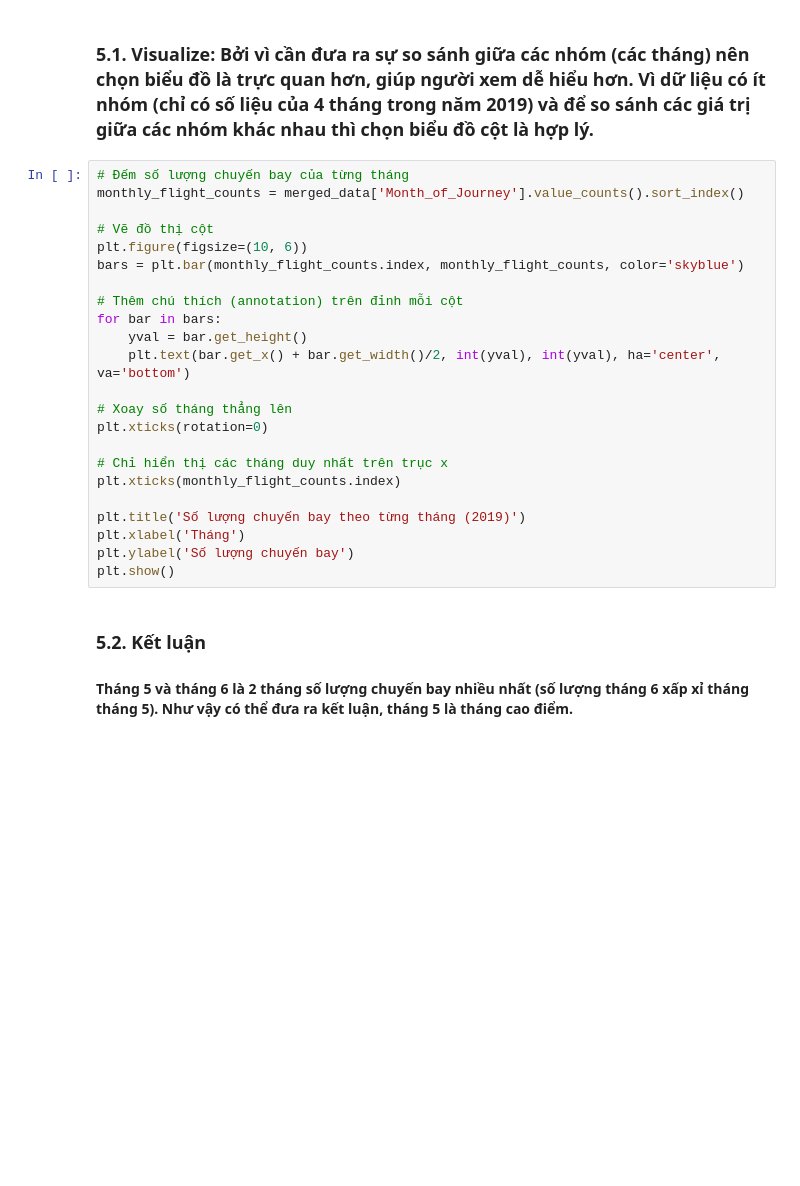
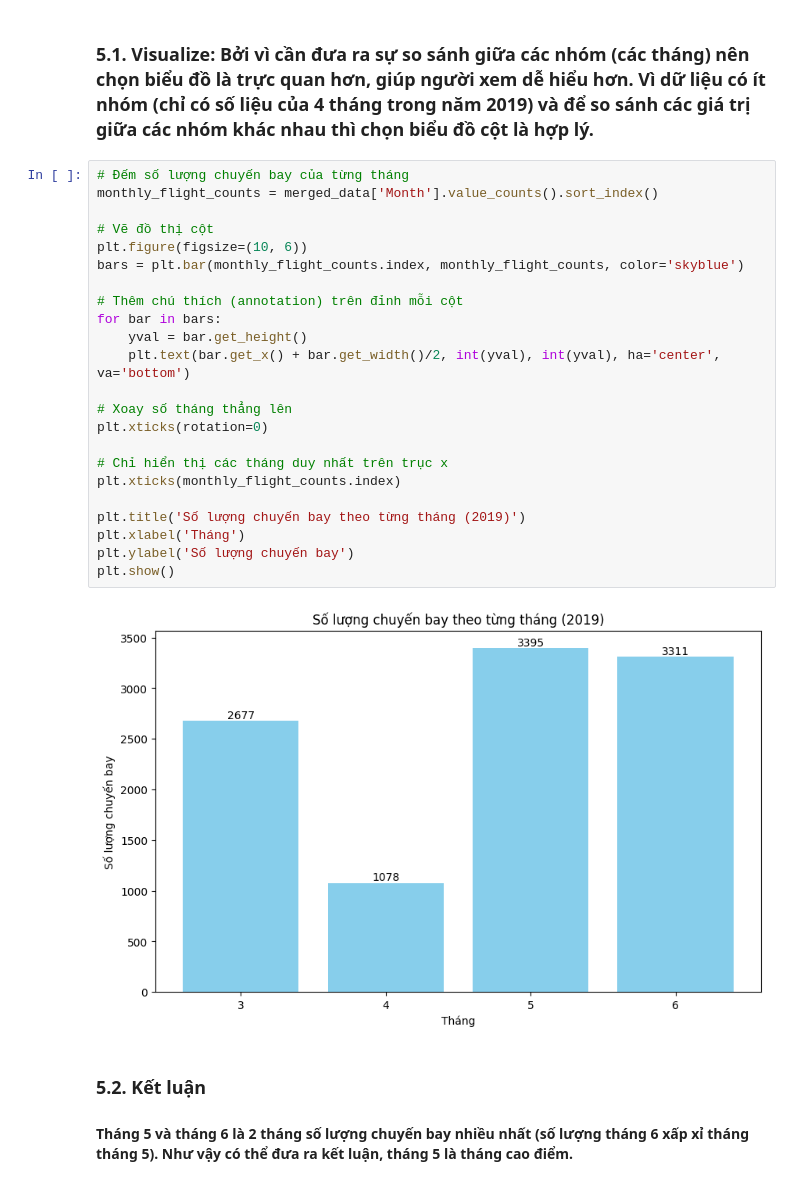
Before and after one commit to Vanniee007/ADA-Final-Project-20CQ.PTDL.05, a Jupyter notebook: FinalProject.ipynb, the cells around one changed output. Drawn from its saved outputs; the diff is of its cells as text; blank space fills up the shorter version.

```diff
--- a/FinalProject.ipynb
+++ b/FinalProject.ipynb
@@ -384,27 +552,29 @@ plt.show()
 ### 5.1. Visualize: Bởi vì cần đưa ra sự so sánh giữa các nhóm (các tháng) nên chọn biểu đồ là trực quan hơn, giúp người xem dễ hiểu hơn. Vì dữ liệu có ít nhóm (chỉ có số liệu của 4 tháng trong năm 2019) và để so sánh các giá trị giữa các nhóm khác nhau thì chọn biểu đồ cột là hợp lý.
 # %%
 # Đếm số lượng chuyến bay của từng tháng
-monthly_flight_counts = merged_data['Month_of_Journey'].value_counts().sort_index()
+monthly_flight_counts = merged_data['Month'].value_counts().sort_index()
 
 # Vẽ đồ thị cột
 plt.figure(figsize=(10, 6))
 bars = plt.bar(monthly_flight_counts.index, monthly_flight_counts, color='skyblue')
 
 # Thêm chú thích (annotation) trên đỉnh mỗi cột
 for bar in bars:
     yval = bar.get_height()
     plt.text(bar.get_x() + bar.get_width()/2, int(yval), int(yval), ha='center', va='bottom')
 
 # Xoay số tháng thẳng lên
 plt.xticks(rotation=0)
 
 # Chỉ hiển thị các tháng duy nhất trên trục x
 plt.xticks(monthly_flight_counts.index)
 
 plt.title('Số lượng chuyến bay theo từng tháng (2019)')
 plt.xlabel('Tháng')
 plt.ylabel('Số lượng chuyến bay')
 plt.show()
+# %% [output]
+[figure, added]
 # %% [markdown]
 ### 5.2. Kết luận
 #### Tháng 5 và tháng 6 là 2 tháng số lượng chuyến bay nhiều nhất (số lượng tháng 6 xấp xỉ tháng tháng 5). Như vậy có thể đưa ra kết luận, tháng 5 là tháng cao điểm.
```
Also changed, not shown: parts of 40 cells of this notebook, 1 other file.
